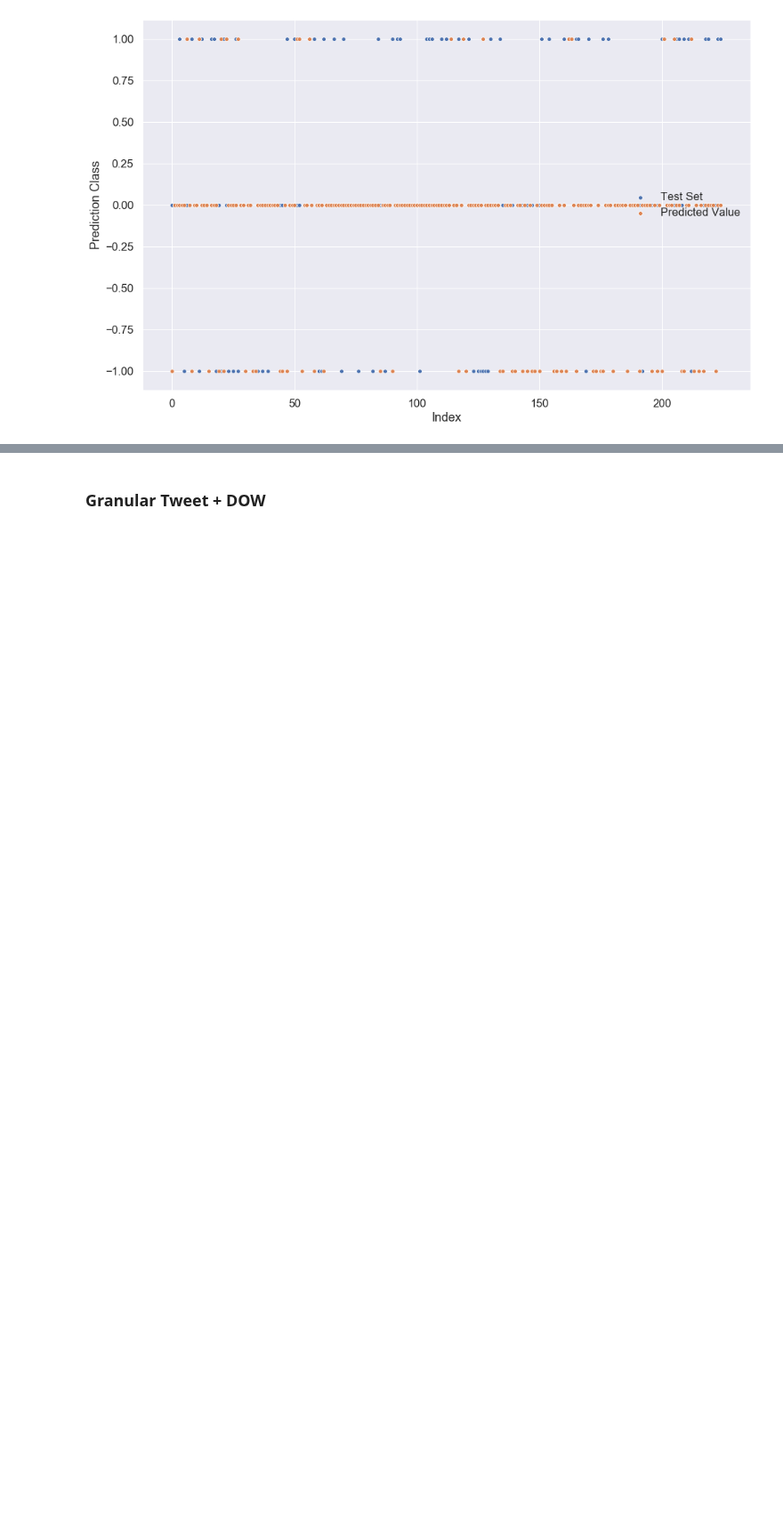
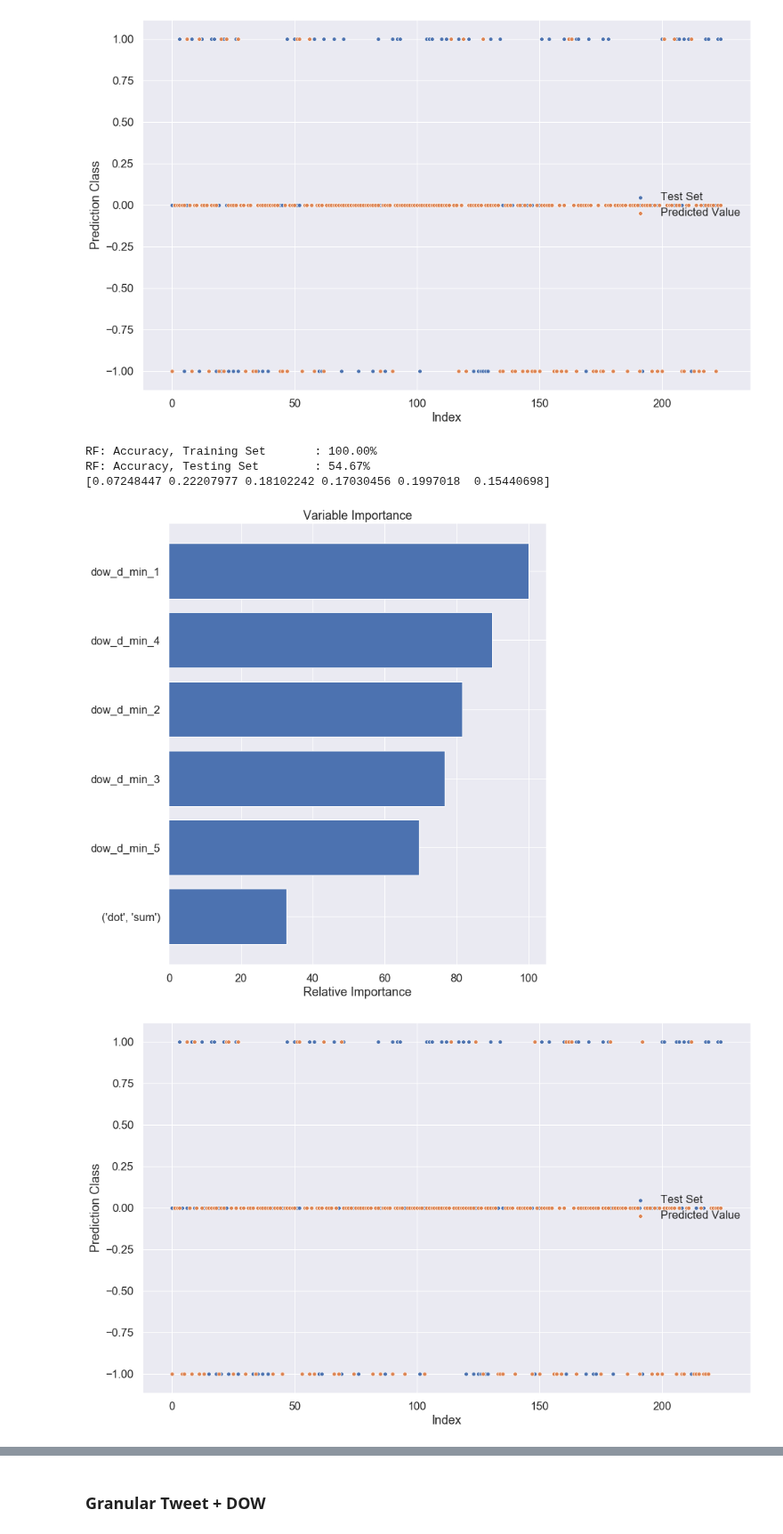
Before and after one commit to ddemarco96/FinalProject40, a Jupyter notebook: Milestone4_Dylan.ipynb, the cells around one changed output, grey strips where cells are left out. Shown at 89% size. Drawn from its saved outputs; the diff is of its cells as text; code cells hidden in the pictures; blank space fills up the shorter version.

```diff
--- a/Milestone4_Dylan.ipynb
+++ b/Milestone4_Dylan.ipynb
@@ -320,3 +320,64 @@ RF: Accuracy, Testing Set        : 59.56%
  0.11805639 0.12177488 0.13180715 0.09754121]
 [figure]
 [figure]
+# %%
+
+# average model tweet model
+## basic model fitting
+gtf_train, gtf_test = train_test_split(model_df_filtered, train_size=0.7, random_state=42)
+
+# Split Data into X,Y
+X_train, y_train = gtf_train[gtf_train.columns.difference(skip_predictors + trump_predictors)], gtf_train['VIX_change_type']
+X_test, y_test = gtf_test[gtf_test.columns.difference(skip_predictors + trump_predictors  )], gtf_test['VIX_change_type']
+
+model = RandomForestClassifier(n_estimators=50, max_depth=100, random_state=42)
+model.fit(X_train, y_train)
+
+y_pred_train = model.predict(X_train)
+y_pred_test = model.predict(X_test)
+acc_trees_training = accuracy_score(y_train, y_pred_train)
+acc_trees_testing  = accuracy_score(y_test, y_pred_test)
+
+# These are changing with each fit, plus we want a more validated choice for depth, so do that
+print("RF: Accuracy, Training Set \t : {:.2%}".format(acc_trees_training))
+print("RF: Accuracy, Testing Set \t : {:.2%}".format(acc_trees_testing))
+
+print(model.feature_importances_)
+
+# x = np.arange(0,y_test.shape[0],1)
+# sns.set(font_scale=1.5)
+# sns.lineplot(x ,y_test, label = 'Test Set')
+# sns.lineplot(x ,y_pred_test, label = 'Predicted Value')
+# plt.xlabel('Index')
+# plt.show()
+
+#Top Features
+feature_importance = model.feature_importances_
+feature_importance = 100.0 * (feature_importance / feature_importance.max())
+sorted_idx = np.argsort(feature_importance)
+pos = np.arange(sorted_idx.shape[0]) + .5
+
+#Plot
+plt.figure(figsize=(10,12))
+plt.barh(pos, feature_importance[sorted_idx], align='center')
+plt.yticks(pos, X_train.columns[sorted_idx])
+plt.xlabel('Relative Importance')
+plt.title('Variable Importance')
+plt.show()
+
+pd.crosstab(y_test, model.predict(X_test), margins=True, rownames=['Actual'], colnames=['Predicted'])
+fig, ax = plt.subplots(1,1, figsize=(16, 10))
+x = np.arange(0,y_test.shape[0],1)
+sns.set(font_scale=1.5)
+sns.scatterplot(x ,y_test, label = 'Test Set')
+sns.scatterplot(x ,y_pred_test, label = 'Predicted Value')
+plt.xlabel('Index')
+plt.ylabel("Prediction Class")
+plt.legend(loc="center right")
+plt.show()
+# %% [output]
+RF: Accuracy, Training Set       : 100.00%
+RF: Accuracy, Testing Set        : 54.67%
+[0.07248447 0.22207977 0.18102242 0.17030456 0.1997018  0.15440698]
+[figure, added]
+[figure, added]
```
Also changed, not shown: parts of 3 cells of this notebook.
